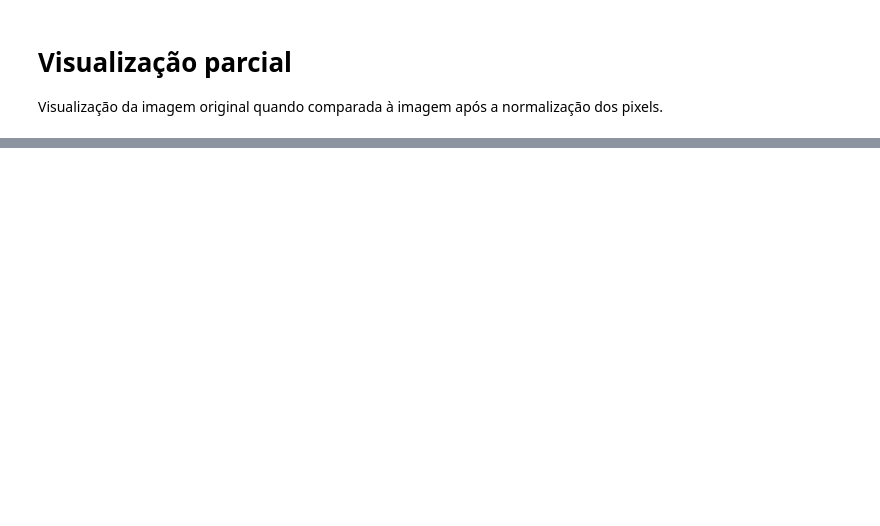
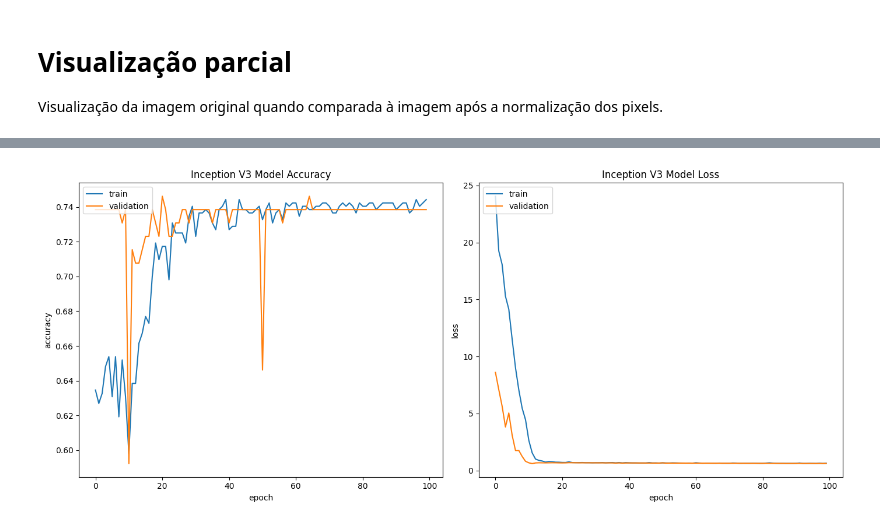
Before and after one commit to Pecximenes/glaucoma-detection-ml, a Jupyter notebook: trabalho-final-nia.ipynb, the cells around one changed output, grey strips where cells are left out. Saved outputs shown, nothing was run; the diff lists cells and outputs as text; code cells hidden in the pictures; blank space fills up the shorter version.

```diff
--- a/trabalho-final-nia.ipynb
+++ b/trabalho-final-nia.ipynb
@@ -178,0 +375,25 @@ pyplot.show()
+# %%
+# Create side-by-side subplots
+fig, (ax1, ax2) = plt.subplots(1, 2, figsize=(14, 6))
+
+# Accuracy history
+ax1.plot(history_2.history['accuracy'])
+ax1.plot(history_2.history['val_accuracy'])
+ax1.set_title('Inception V3 Model Accuracy')
+ax1.set_ylabel('accuracy')
+ax1.set_xlabel('epoch')
+ax1.legend(['train', 'validation'], loc='upper left')
+
+# Loss history
+ax2.plot(history_2.history['loss'])
+ax2.plot(history_2.history['val_loss'])
+ax2.set_title('Inception V3 Model Loss')
+ax2.set_ylabel('loss')
+ax2.set_xlabel('epoch')
+ax2.legend(['train', 'validation'], loc='upper left')
+
+# Show the plots
+plt.tight_layout()
+plt.show()
+# %% [output]
+[figure, added]
```
Also changed, not shown: parts of 12 cells of this notebook.
